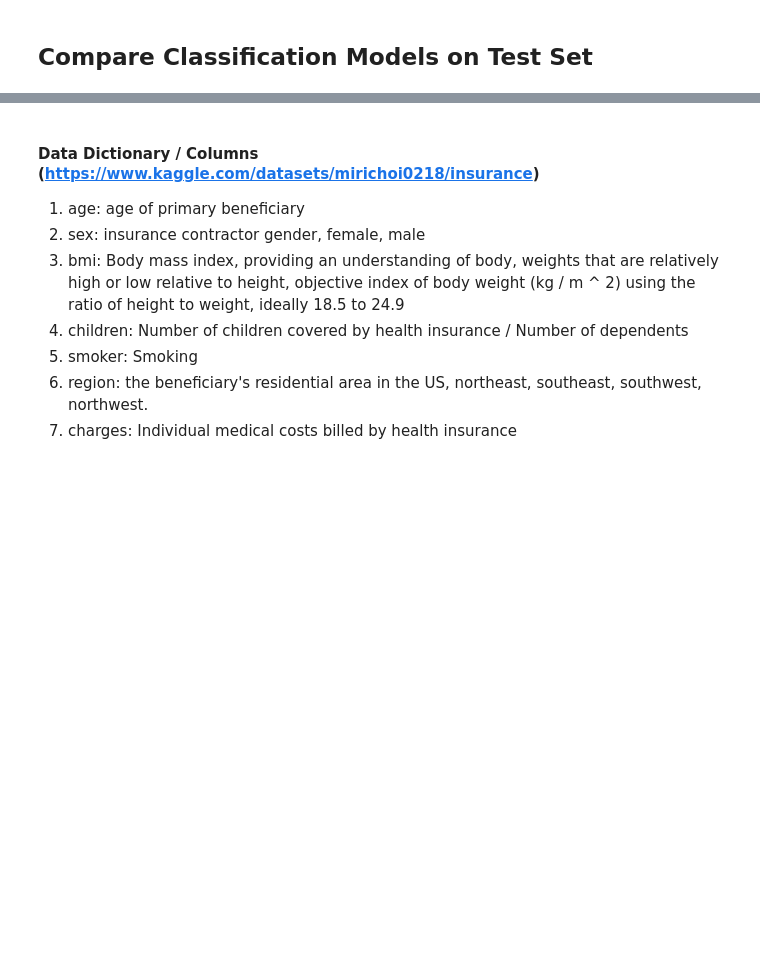
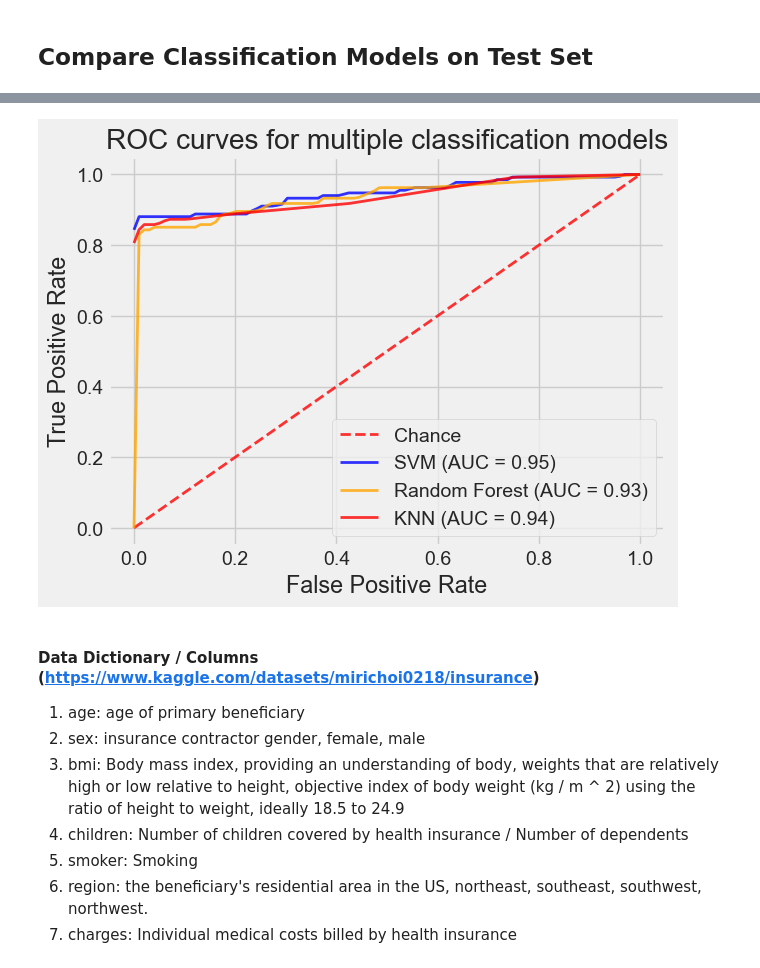
Before and after one commit to qaz73/ULAssignment-3, a Jupyter notebook: etivity3_classification.ipynb, the cells around one changed output, grey strips where cells are left out. Cells and saved outputs as stored; diff of their text form; code cells hidden in the pictures; blank space fills up the shorter version.

```diff
--- a/etivity3_classification.ipynb
+++ b/etivity3_classification.ipynb
@@ -489,3 +528,15 @@ SVM_accuracy, SVM_precision, SVM_recall, SVM_f1_score, SVM_tpr, SVM_auc = evalua
+# %%
+plt.plot([0, 1], [0, 1], linestyle='--', lw=2, color='r', label='Chance', alpha=0.8)
+plt.plot(mean_fpr, SVM_tpr[0, :], lw=2, color='blue', label='SVM (AUC = %0.2f)' % (SVM_auc), alpha=0.8)
+plt.plot(mean_fpr, RF_tpr[0, :], lw=2, color='orange', label='Random Forest (AUC = %0.2f)' % (RF_auc), alpha=0.8)
+plt.plot(mean_fpr, KNN_tpr[0, :], lw=2, color='red', label='KNN (AUC = %0.2f)' % (KNN_auc), alpha=0.8)
+plt.xlabel('False Positive Rate')
+plt.ylabel('True Positive Rate')
+plt.title('ROC curves for multiple classification models')
+plt.legend(loc="lower right")
+plt.show()
+# %% [output]
+[figure, added]
 # %% [markdown]
 #### Data Dictionary / Columns (https://www.kaggle.com/datasets/mirichoi0218/insurance)
 
```
Also changed, not shown: parts of 10 cells of this notebook.
